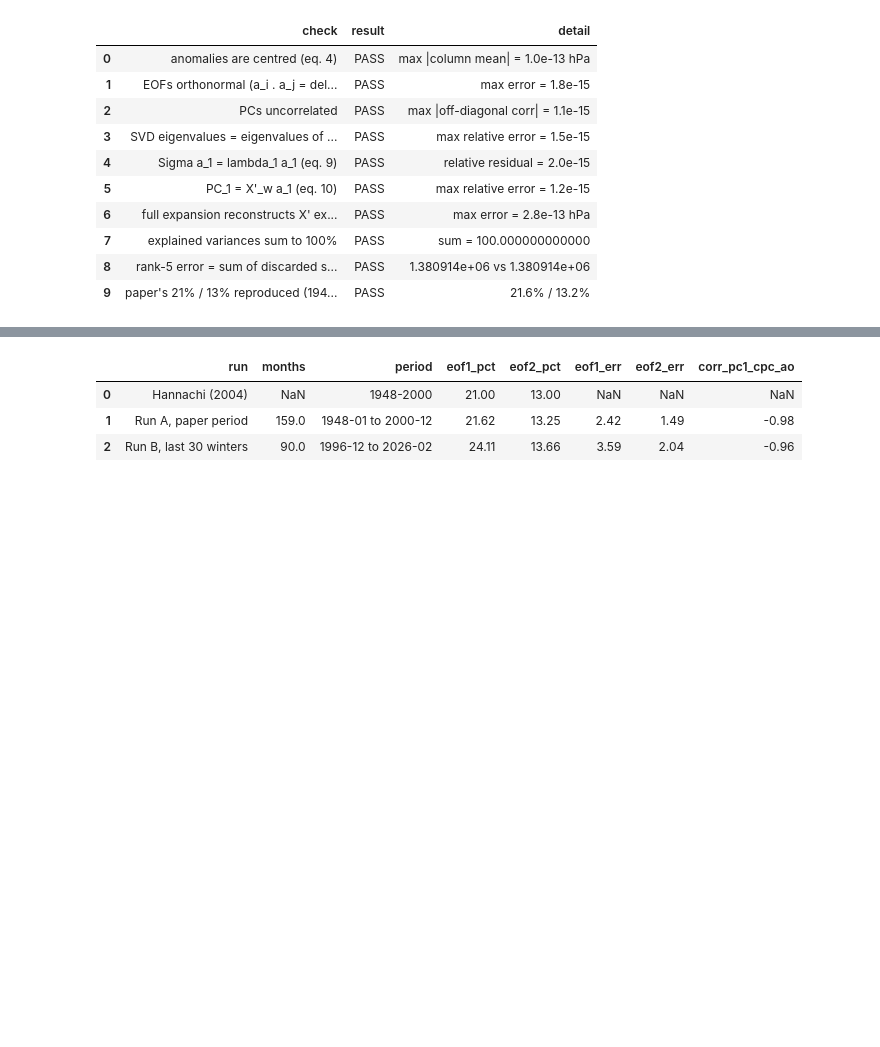
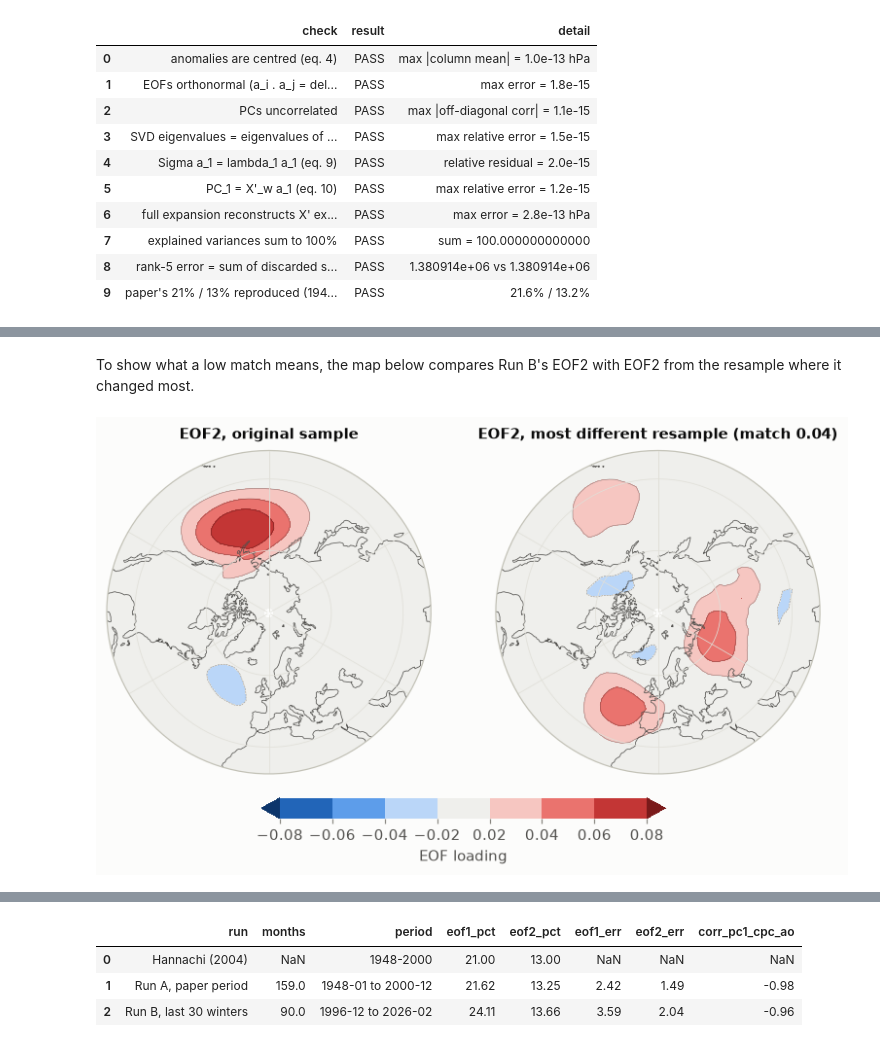
Before and after one commit to KiranKhann/pakistan-winters-eof, a Jupyter notebook: paper_replication.ipynb, the cells around one changed output, grey strips where cells are left out. Saved outputs shown, nothing was run; the diff lists cells and outputs as text; code cells hidden in the pictures; blank space fills up the shorter version.

```diff
--- a/paper_replication.ipynb
+++ b/paper_replication.ipynb
@@ -1090,0 +1251,17 @@ checks
+# %% [markdown]
+To show what a low match means, the map below compares Run B's EOF2 with EOF2 from the resample where it changed most.
+# %%
+name = "Run B, last 30 winters"
+m, worst_map = worst[name]
+maps = [res.loading_map(1), worst_map]
+levels = _sym_levels(np.stack(maps), n=12)
+fig = plt.figure(figsize=(8.6, 4.9))
+axs = [fig.add_subplot(1, 2, i + 1, projection=ccrs.NorthPolarStereo()) for i in range(2)]
+for ax, f, t in zip(axs, maps, ["EOF2, original sample", f"EOF2, most different resample (match {m:.2f})"]):
+    cf = polar_map(ax, f, res.lat, res.lon, levels)
+    ax.set_title(t, loc="center", fontsize=10)
+cb = fig.colorbar(cf, ax=axs, orientation="horizontal", fraction=0.05, pad=0.06, shrink=0.7)
+cb.set_label("EOF loading"); cb.outline.set_visible(False)
+plt.show()
+# %% [output]
+[figure, added]
```
Also changed, not shown: parts of 15 cells of this notebook, 1 other file.
